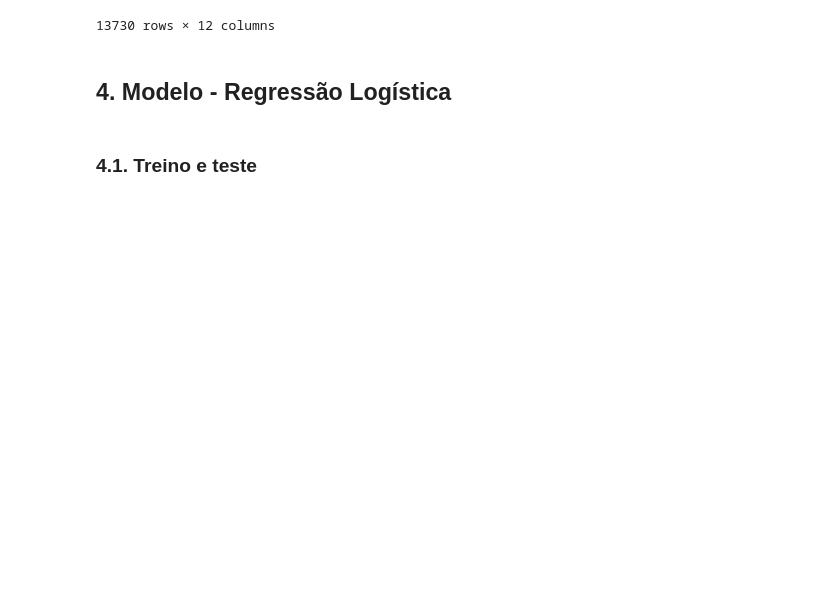
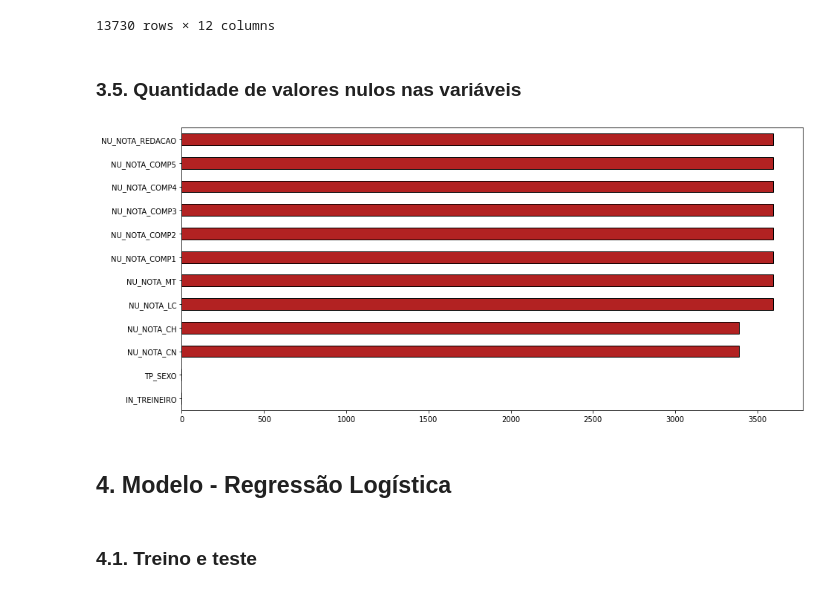
Before and after one commit to barbosarafael/DS_Avancado, a Jupyter notebook: 03Logistica_Gradiente/Logistica_e_Gradiente.ipynb, the cells around one changed output. Drawn from its saved outputs; the diff is of its cells as text; code cells hidden in the pictures; blank space fills up the shorter version.

```diff
--- a/03Logistica_Gradiente/Logistica_e_Gradiente.ipynb
+++ b/03Logistica_Gradiente/Logistica_e_Gradiente.ipynb
@@ -189,6 +189,13 @@ fin_dados
 | 13728 | 0 | M | 422.5 | 621.7 | 569.0 | 386.6 | 100.0 | 100.0 | ... |
 | 13729 | 0 | M | 488.7 | 575.3 | 565.9 | 428.9 | 120.0 | 120.0 | ... |
 13730 rows × 12 columns
+# %% [markdown]
+### 3.5. Quantidade de valores nulos nas variáveis
+# %%
+_ = plt.figure(figsize = [15, 7])
+_ = fin_dados.isnull().sum().plot(kind = "barh", color = "firebrick", edgecolor = "black")
+# %% [output]
+[figure, added]
 # %% [markdown]
 ## 4. Modelo - Regressão Logística
 # %%
```
Also changed, not shown: parts of 10 cells of this notebook.
